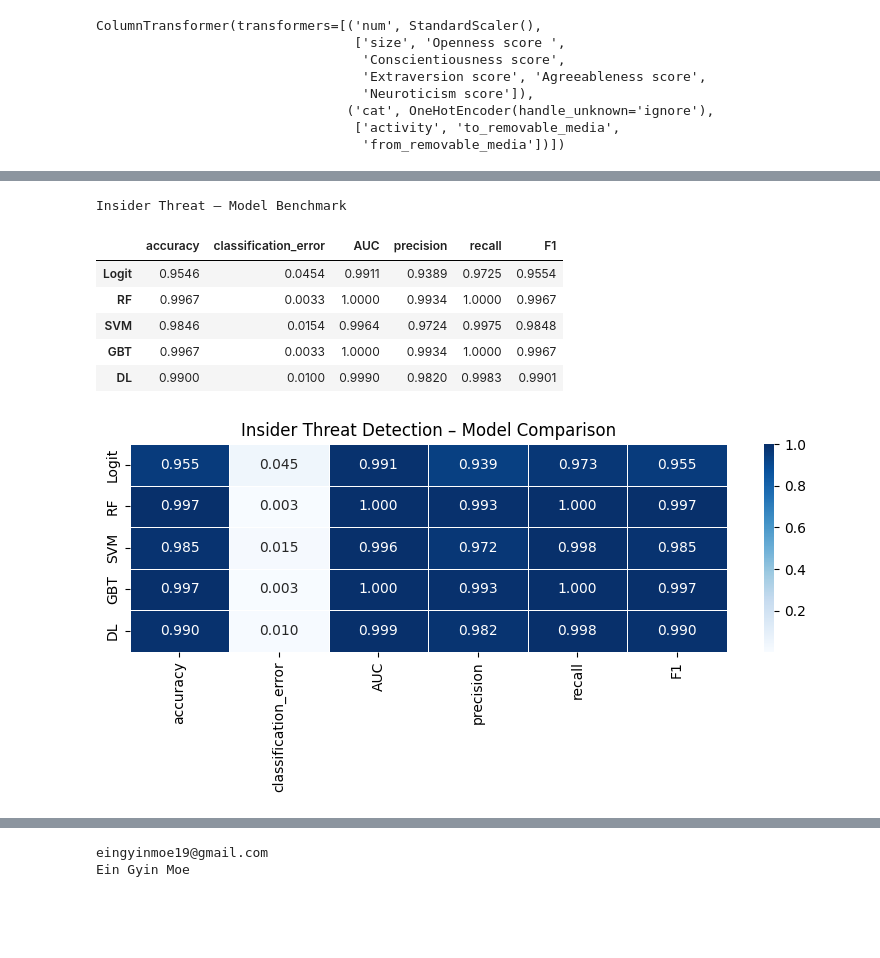
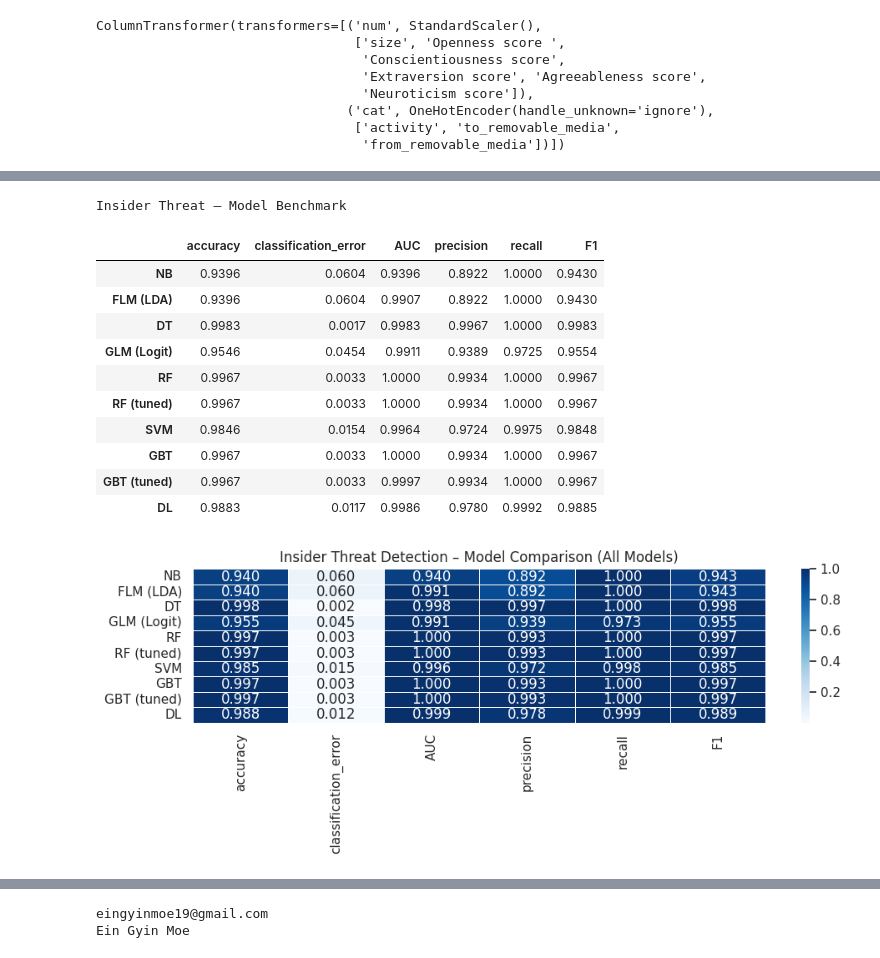
Before and after one commit to egyinmoe/Detecting-Insider-Threats-through-Behavioral-AI_Dissertation, a Jupyter notebook: Ver2_Insiderthreat_withgithub.ipynb, the cells around one changed output, grey strips where cells are left out. Cells and saved outputs as stored; diff of their text form; code cells hidden in the pictures; blank space fills up the shorter version.

```diff
--- a/Ver2_Insiderthreat_withgithub.ipynb
+++ b/Ver2_Insiderthreat_withgithub.ipynb
@@ -427,28 +812,42 @@ WARNING:absl:You are saving your model as an HDF5 file via `model.save()` or `ke
 # %%
-#11: Final model comparison (matches benchmark spreadsheet idea)
+# ======================================================
+# 14: Final model comparison table + heatmap
+# ======================================================
 
 df_results = pd.DataFrame(results).T
-df_results = df_results[["accuracy", "classification_error", "AUC",
-                         "precision", "recall", "F1"]].round(4)
+df_results = df_results[[
+    "accuracy", "classification_error",
+    "AUC", "precision", "recall", "F1"
+]].round(4)
 
 print("Insider Threat – Model Benchmark")
 display(df_results)
 
-plt.figure(figsize=(8,4))
-sns.heatmap(df_results.astype(float), annot=True, fmt=".3f",
-            cmap="Blues", cbar=True, linewidths=.5)
-plt.title("Insider Threat Detection – Model Comparison")
+plt.figure(figsize=(10, 4))
+sns.heatmap(
+    df_results.astype(float),
+    annot=True, fmt=".3f",
+    cmap="Blues",
+    cbar=True,
+    linewidths=.5
+)
+plt.title("Insider Threat Detection – Model Comparison (All Models)")
 plt.tight_layout()
 plt.show()
 # %% [output]
 Insider Threat – Model Benchmark
 |  | accuracy | classification_error | AUC | precision | recall | F1 |
-| Logit | 0.9546 | 0.0454 | 0.9911 | 0.9389 | 0.9725 | 0.9554 |
+| NB | 0.9396 | 0.0604 | 0.9396 | 0.8922 | 1.0000 | 0.9430 |
+| FLM (LDA) | 0.9396 | 0.0604 | 0.9907 | 0.8922 | 1.0000 | 0.9430 |
+| DT | 0.9983 | 0.0017 | 0.9983 | 0.9967 | 1.0000 | 0.9983 |
+| GLM (Logit) | 0.9546 | 0.0454 | 0.9911 | 0.9389 | 0.9725 | 0.9554 |
 | RF | 0.9967 | 0.0033 | 1.0000 | 0.9934 | 1.0000 | 0.9967 |
+| RF (tuned) | 0.9967 | 0.0033 | 1.0000 | 0.9934 | 1.0000 | 0.9967 |
 | SVM | 0.9846 | 0.0154 | 0.9964 | 0.9724 | 0.9975 | 0.9848 |
 | GBT | 0.9967 | 0.0033 | 1.0000 | 0.9934 | 1.0000 | 0.9967 |
-| DL | 0.9900 | 0.0100 | 0.9990 | 0.9820 | 0.9983 | 0.9901 |
+| GBT (tuned) | 0.9967 | 0.0033 | 0.9997 | 0.9934 | 1.0000 | 0.9967 |
+| DL | 0.9883 | 0.0117 | 0.9986 | 0.9780 | 0.9992 | 0.9885 |
-[figure, old version]
+[figure, new version]
 # %%
 # 1) Go to your repo folder in Colab
 %cd /content/Detecting-Insider-Threats-through-Behavioral-AI_Dissertation
```
Also changed, not shown: parts of 28 cells of this notebook.
